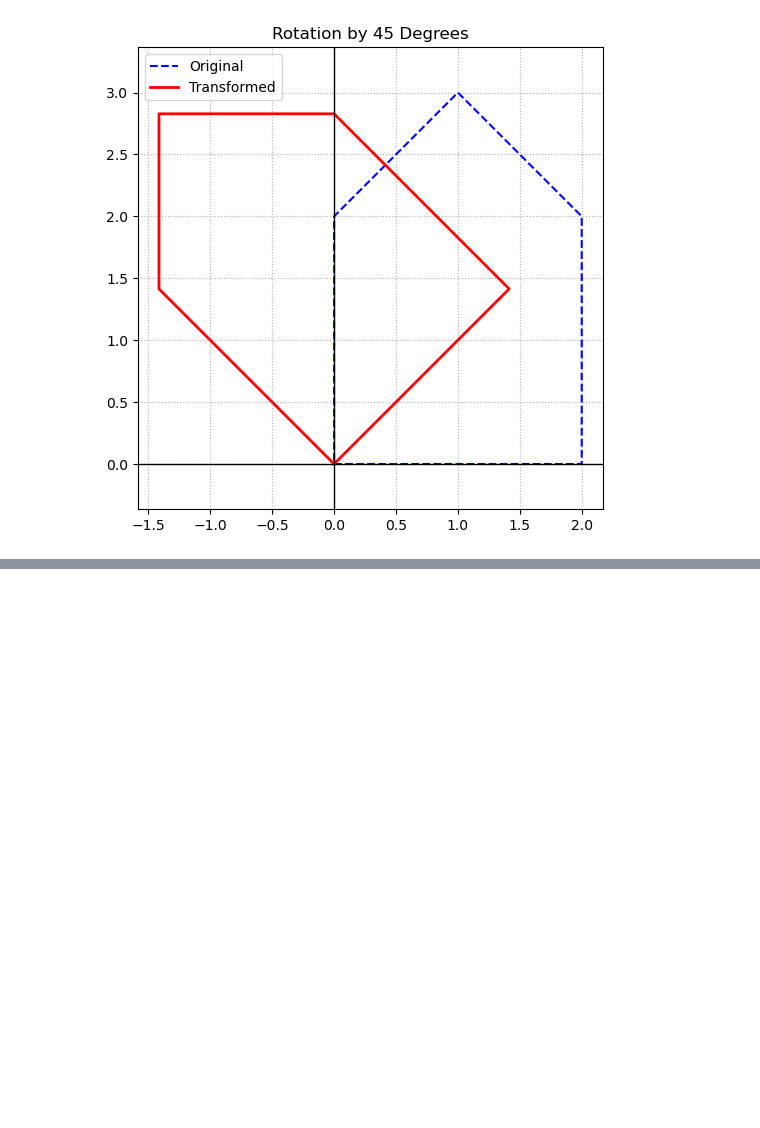
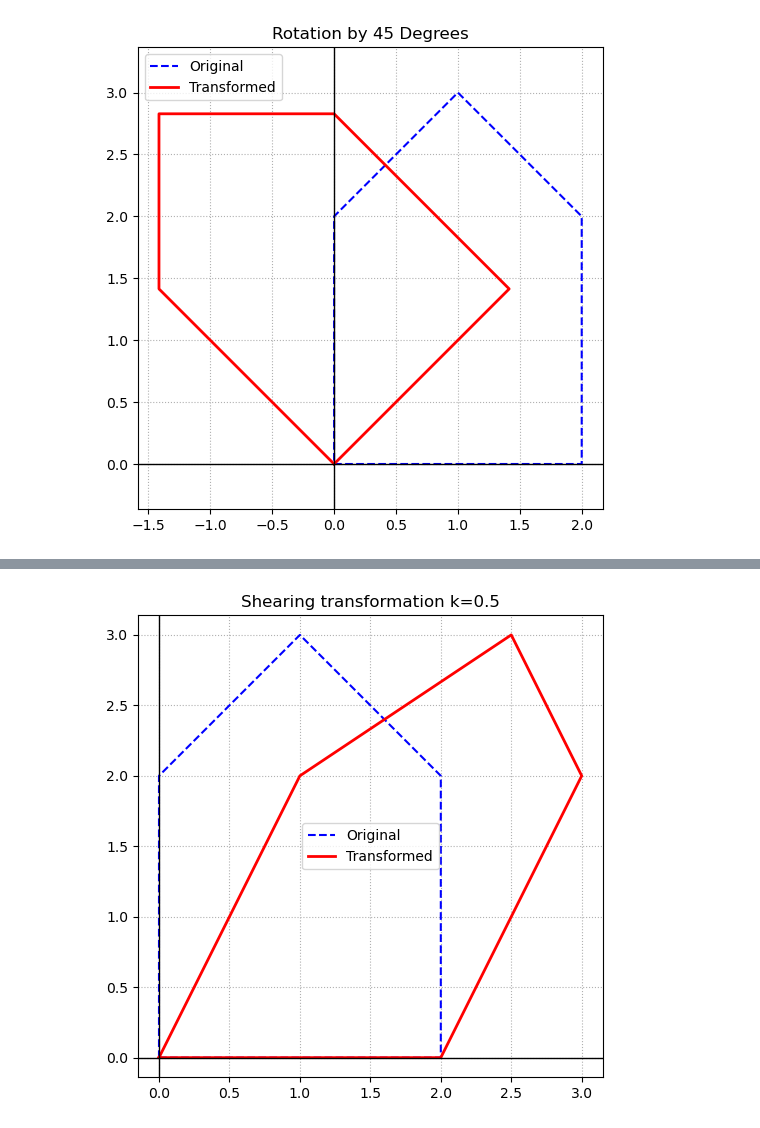
Before and after one commit to radinelageorgieva/Math-project, a Jupyter notebook: Linear transformations and 2D shape manipulation.ipynb, the cells around one changed output, grey strips where cells are left out. Cells and saved outputs as stored; diff of their text form; code cells hidden in the pictures; blank space fills up the shorter version.

Commit message:
Add files via upload
Add shearing transformation

```diff
--- a/Linear transformations and 2D shape manipulation.ipynb
+++ b/Linear transformations and 2D shape manipulation.ipynb
@@ -85,0 +99,9 @@ plot_shape(shape, rotated_shape, "Rotation by 45 Degrees")
+# %%
+k = 0.5
+shear_matrix = np.array([[1, k],
+              [0, 1]])
+
+sheared_shape = shear_matrix @ shape
+plot_shape(shape, sheared_shape, "Shearing transformation k=0.5")
+# %% [output]
+[figure, added]
```
Also changed, not shown: parts of 2 cells of this notebook.
